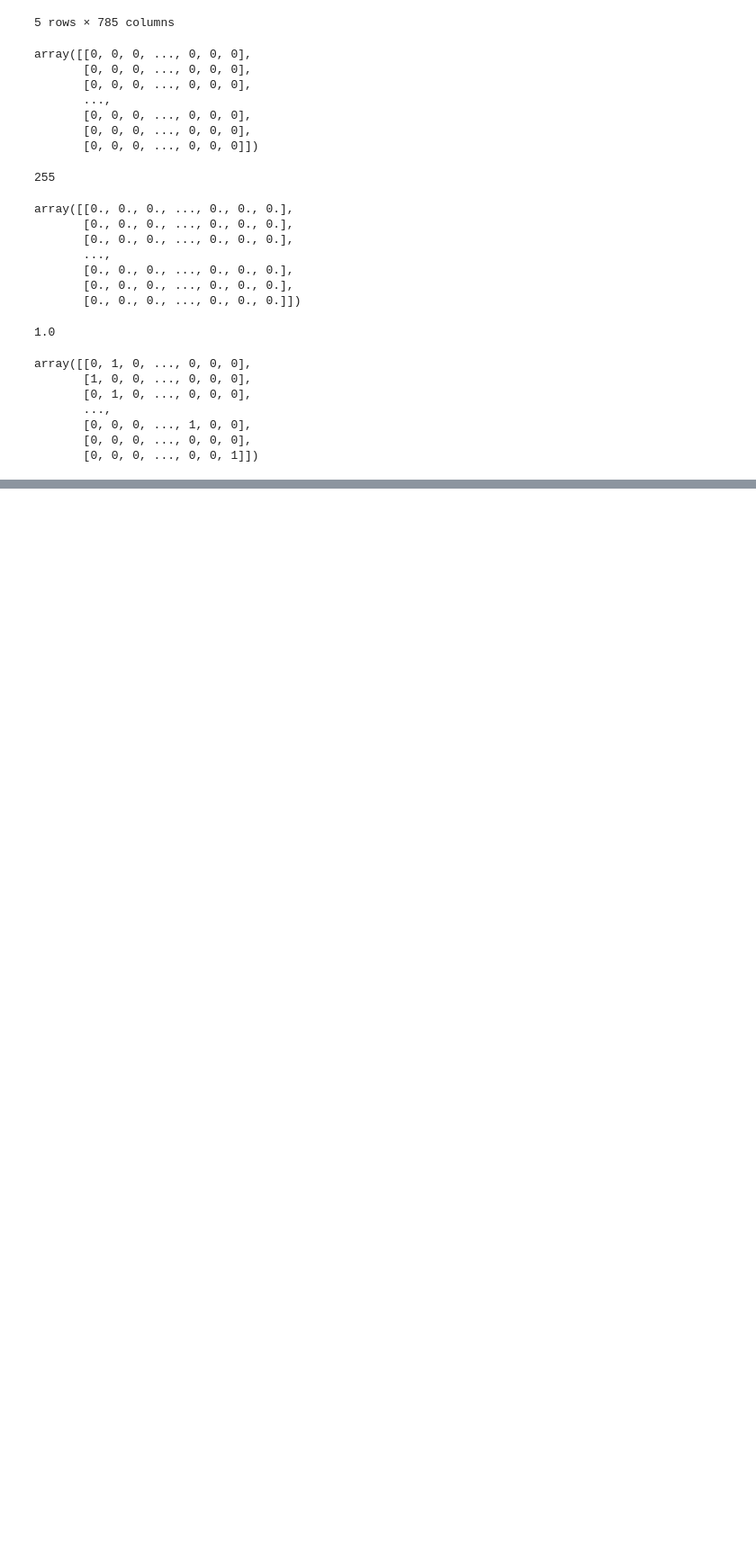
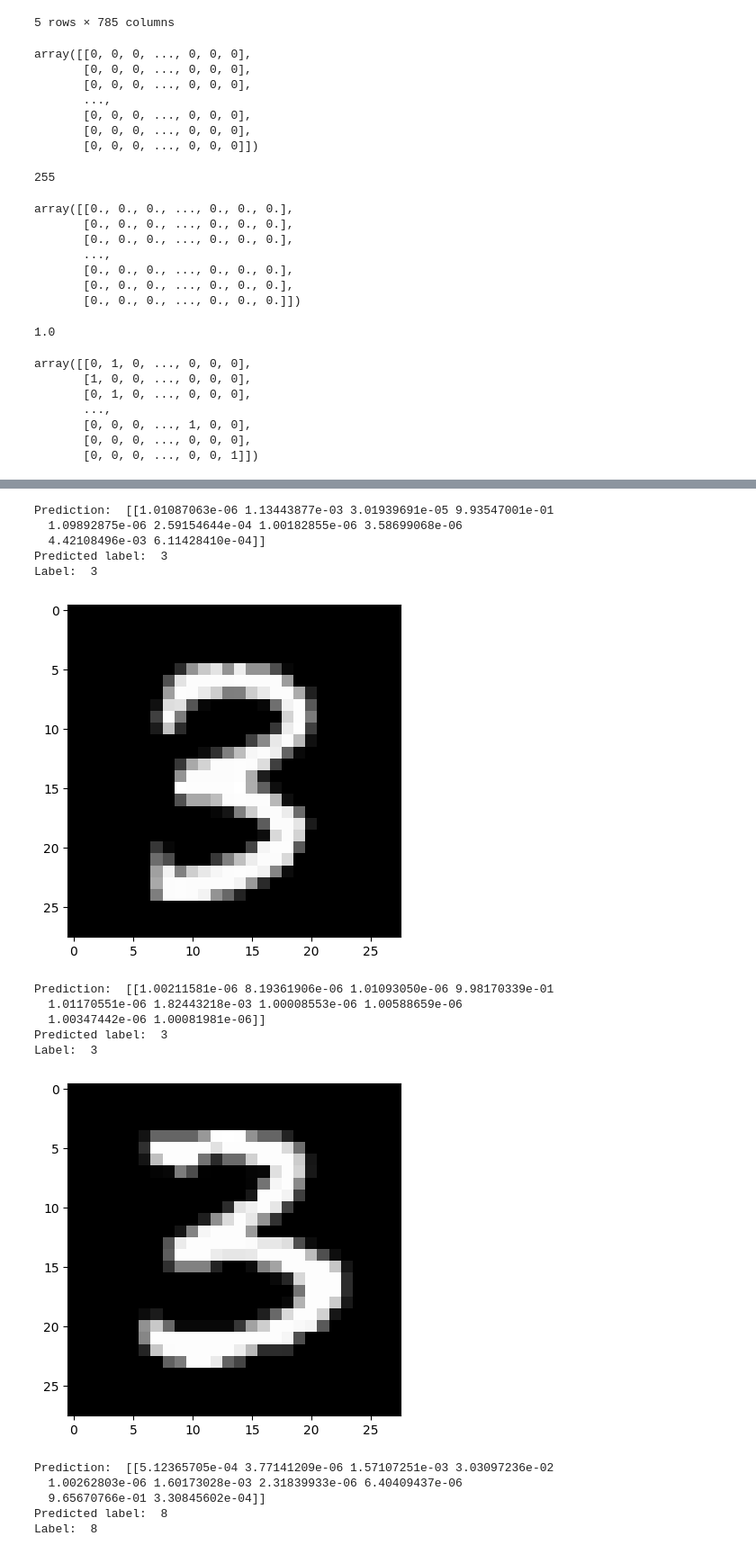
Before and after one commit to Ishikawa7/ANN-from-ground-up, a Jupyter notebook: numpy_ann.ipynb, the cells around one changed output, grey strips where cells are left out. Shown at 90% size. Drawn from its saved outputs; the diff is of its cells as text; code cells hidden in the pictures; blank space fills up the shorter version.

Commit message:
updated gradient descent

```diff
--- a/numpy_ann.ipynb
+++ b/numpy_ann.ipynb
@@ -121 +111,6 @@ def update_params(W1, b1, W2, b2, dW1, db1, dW2, db2, alpha):
+# %%
+def accuracy(predictions, Y):
+    labels_predicted = np.argmax(predictions, axis = 1)
+    labels_actual = np.argmax(Y,axis=1)
+    return np.sum(labels_predicted == labels_actual) / labels_actual.size
 # %%
@@ -130,6 +135,3 @@ def gradient_descent(X, y, alpha, iterations):
-# %%
-def predict(X, W, b):
-    return np.dot(X, W) + b
 # %%
-W1, b1, W2, b2 = gradient_descent(X_train, y_train, 0.01, 100)
+W1, b1, W2, b2 = gradient_descent(X_train, y_train, 0.01, 100, 1)
 # %% [output]
@@ -137,0 +155,40 @@ Error:
+# %%
+def predict(X, W1, b1, W2, b2):
+    A2 = call(X, W1, b1, W2, b2)
+    return A2
+
+def test_prediction(index, W1, b1, W2, b2):
+    current_image = X_train[index].reshape(1,784)
+    prediction = predict(current_image, W1, b1, W2, b2)
+    label = y_train[index]
+    print("Prediction: ", prediction)
+    print("Predicted label: ", np.argmax(prediction))
+    print("Label: ", np.argmax(label))
+
+    current_image = current_image.reshape((28, 28)) * 255
+    plt.gray()
+    plt.imshow(current_image, interpolation='nearest')
+    plt.show()
+# %%
+test_prediction(0, W1, b1, W2, b2)
+test_prediction(1, W1, b1, W2, b2)
+test_prediction(2, W1, b1, W2, b2)
+test_prediction(3, W1, b1, W2, b2)
+# %% [output]
+Prediction:  [[1.01087063e-06 1.13443877e-03 3.01939691e-05 9.93547001e-01
+  1.09892875e-06 2.59154644e-04 1.00182855e-06 3.58699068e-06
+  4.42108496e-03 6.11428410e-04]]
+Predicted label:  3
+Label:  3
+[figure, added]
+Prediction:  [[1.00211581e-06 8.19361906e-06 1.01093050e-06 9.98170339e-01
+  1.01170551e-06 1.82443218e-03 1.00008553e-06 1.00588659e-06
+  1.00347442e-06 1.00081981e-06]]
+Predicted label:  3
+Label:  3
+[figure, added]
+Prediction:  [[5.12365705e-04 3.77141209e-06 1.57107251e-03 3.03097236e-02
+  1.00262803e-06 1.60173028e-03 2.31839933e-06 6.40409437e-06
+  9.65670766e-01 3.30845602e-04]]
+Predicted label:  8
+Label:  8
```
Also changed, not shown: parts of 12 cells of this notebook.
